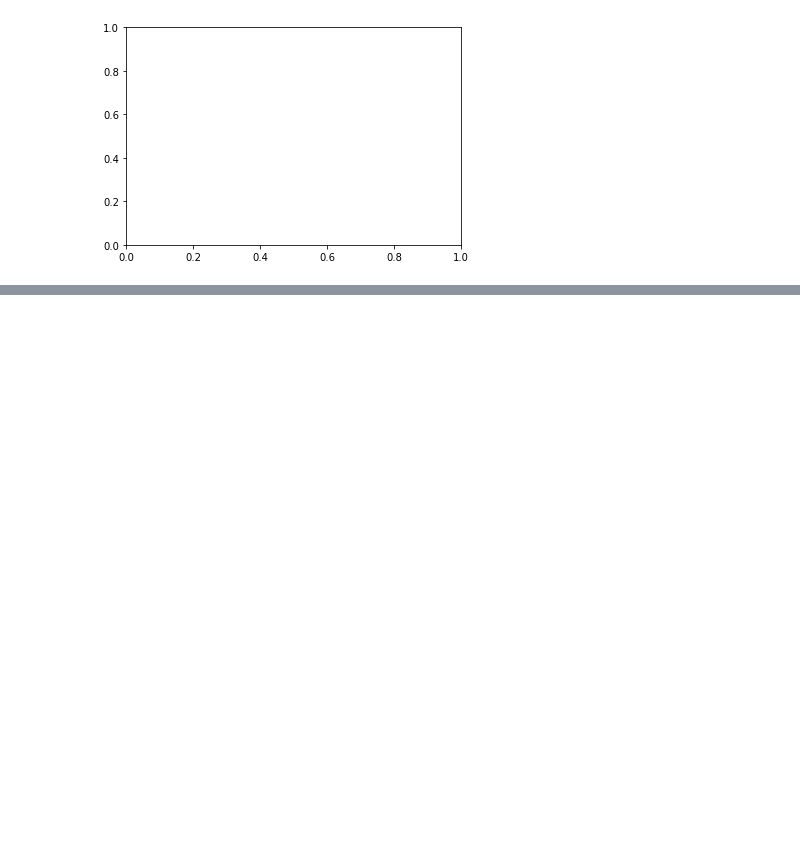
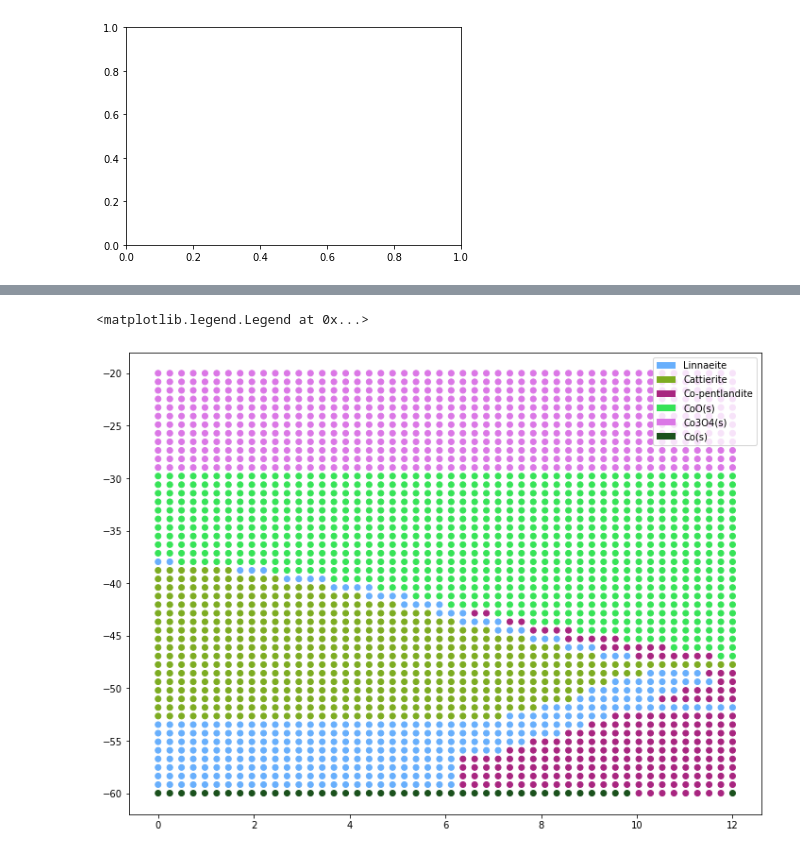
Before and after one commit to cardinalgeo/sed-hosted-Cu-Co-deposit-thermodynamic-modelling, a Jupyter notebook: notebooks/Co-S-Cl-Na-H-O_phase_diagrams.ipynb, the cells around one changed output, grey strips where cells are left out. Drawn from its saved outputs; the diff is of its cells as text; code cells hidden in the pictures; blank space fills up the shorter version.

```diff
--- a/notebooks/Co-S-Cl-Na-H-O_phase_diagrams.ipynb
+++ b/notebooks/Co-S-Cl-Na-H-O_phase_diagrams.ipynb
@@ -249,0 +321,15 @@ ax.legend(recs, species, loc="upper right")
+# %%
+minerals = ["Linnaeite", "Cattierite", "Co-pentlandite", "CoO(s)", "Co3O4(s)", "Co(s)"]
+stable_minerals = []
+for state in states:
+    stable_mineral = minerals[0]
+    for mineral in minerals:
+        if state.speciesAmount(mineral) > state.speciesAmount(stable_mineral):
+            stable_mineral = mineral
+    stable_minerals.append(stable_mineral)
+# %%
+color_hex = ["#68affc", "#7dac22", "#a82580", "#37e357", "#db77e6", "#1b511d"] #blue, brown, green, red
+color_dict = {}
+for i, mineral in enumerate(minerals):
+    color_dict[mineral] = color_hex[i]
+colors = [color_dict[mineral] for mineral in stable_minerals]
@@ -249,0 +345,14 @@ ax.legend(recs, species, loc="upper right")
+# %%
+points_plot = np.meshgrid(pH_values, np.log10(fO2_values))
+
+fig, ax = plt.subplots(figsize=(12,9))
+scatter = ax.scatter(*zip(dim.flatten() for dim in points_plot), c=colors)
+
+# add legend
+recs = []
+for i in range(len(color_hex)):
+    recs.append(mpatches.Rectangle((0,0),1,1, fc=color_hex[i]))
+ax.legend(recs, minerals, loc="upper right")
+# %% [output]
+<matplotlib.legend.Legend at 0x...>
+[figure, added]
```
Also changed, not shown: parts of 9 cells of this notebook.
